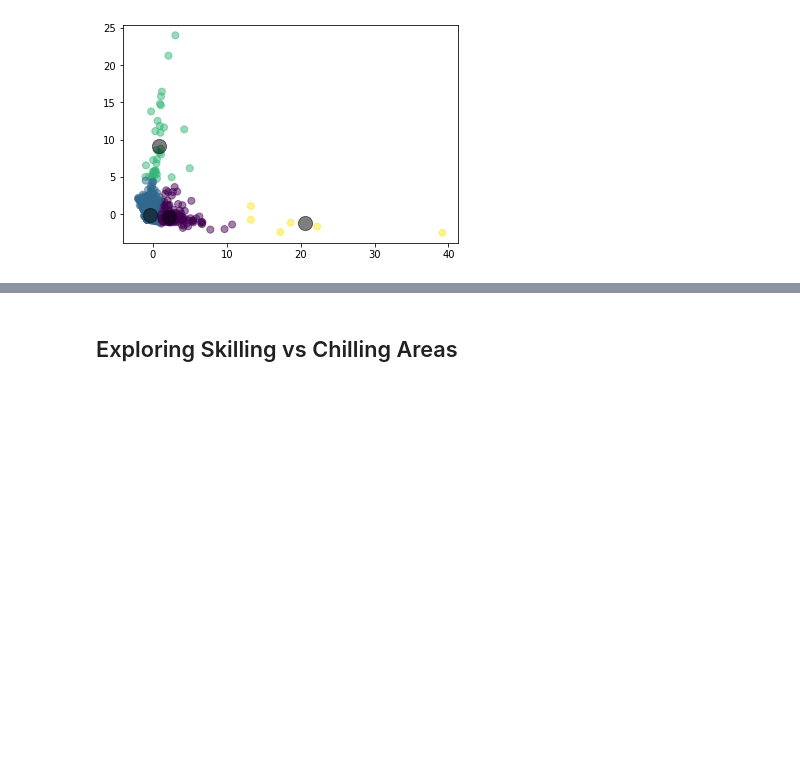
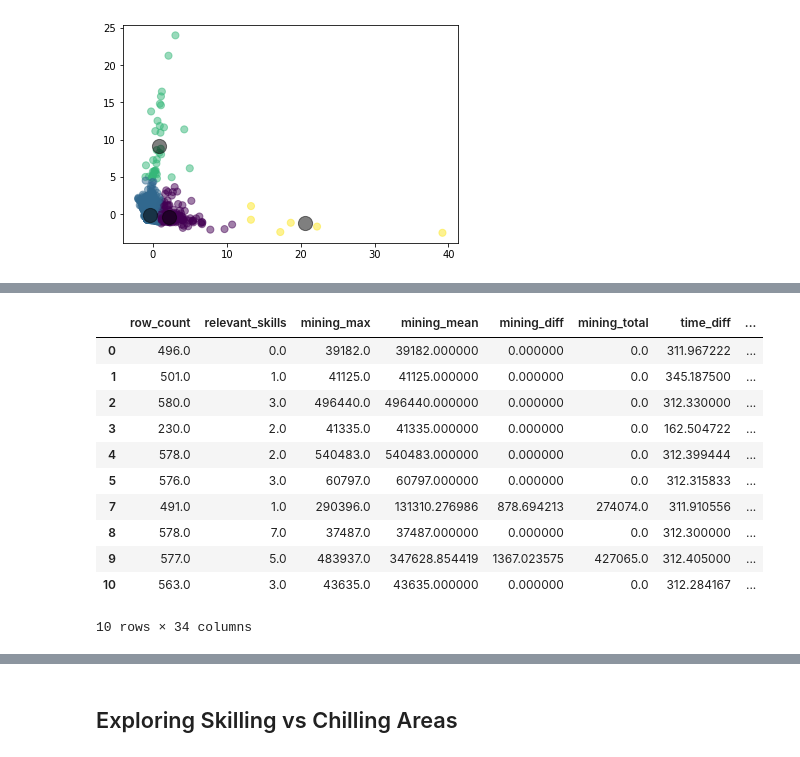
Before and after one commit to chriskok/BotClassification-OSRS, a Jupyter notebook: Classification-June2020.ipynb, the cells around one changed output, grey strips where cells are left out. Cells and saved outputs as stored; diff of their text form; code cells hidden in the pictures; blank space fills up the shorter version.

```diff
--- a/Classification-June2020.ipynb
+++ b/Classification-June2020.ipynb
@@ -422,0 +465,15 @@ This looks MUCH more promising, looks seperable but much less intuitive.
+# %%
+fullpca_df.loc[fullpca_df['cluster'] == 1].head(10)
+# %% [output]
+|  | row_count | relevant_skills | mining_max | mining_mean | mining_diff | mining_total | time_diff | ... |
+| 0 | 496.0 | 0.0 | 39182.0 | 39182.000000 | 0.000000 | 0.0 | 311.967222 | ... |
+| 1 | 501.0 | 1.0 | 41125.0 | 41125.000000 | 0.000000 | 0.0 | 345.187500 | ... |
+| 2 | 580.0 | 3.0 | 496440.0 | 496440.000000 | 0.000000 | 0.0 | 312.330000 | ... |
+| 3 | 230.0 | 2.0 | 41335.0 | 41335.000000 | 0.000000 | 0.0 | 162.504722 | ... |
+| 4 | 578.0 | 2.0 | 540483.0 | 540483.000000 | 0.000000 | 0.0 | 312.399444 | ... |
+| 5 | 576.0 | 3.0 | 60797.0 | 60797.000000 | 0.000000 | 0.0 | 312.315833 | ... |
+| 7 | 491.0 | 1.0 | 290396.0 | 131310.276986 | 878.694213 | 274074.0 | 311.910556 | ... |
+| 8 | 578.0 | 7.0 | 37487.0 | 37487.000000 | 0.000000 | 0.0 | 312.300000 | ... |
+| 9 | 577.0 | 5.0 | 483937.0 | 347628.854419 | 1367.023575 | 427065.0 | 312.405000 | ... |
+| 10 | 563.0 | 3.0 | 43635.0 | 43635.000000 | 0.000000 | 0.0 | 312.284167 | ... |
+10 rows × 34 columns
```
Also changed, not shown: parts of 7 cells of this notebook.
